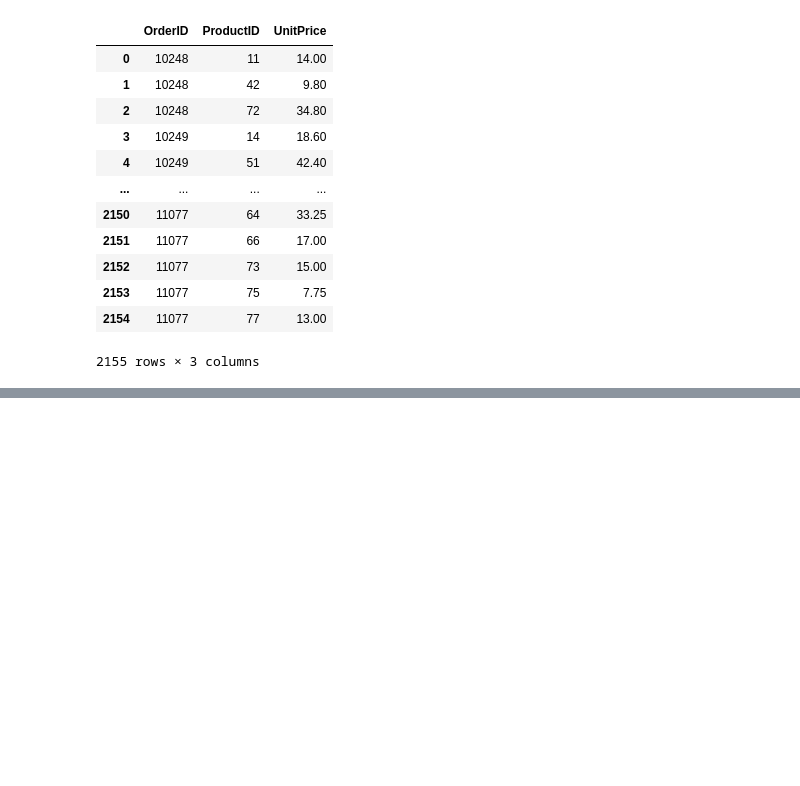
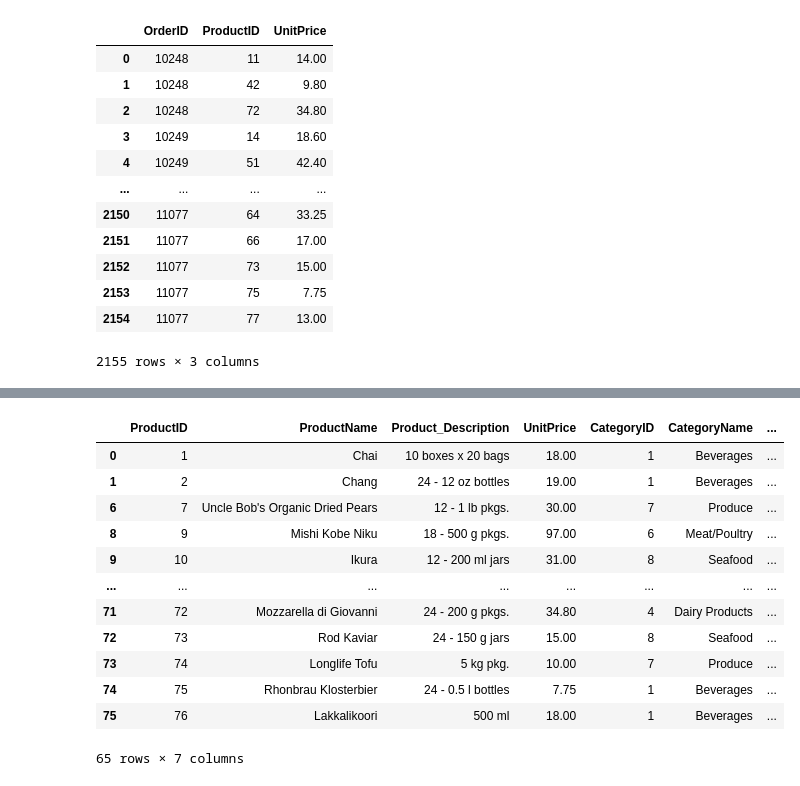
Before and after one commit to Sinrez/PythonProjects, a Jupyter notebook: pandas_stepic.ipynb, the cells around one changed output, grey strips where cells are left out. Cells and saved outputs as stored; diff of their text form; code cells hidden in the pictures; blank space fills up the shorter version.

```diff
--- a/pandas_stepic.ipynb
+++ b/pandas_stepic.ipynb
@@ -136,0 +185,16 @@ df_od[['OrderID', 'ProductID', 'UnitPrice']]
+# %%
+df_p[~(df_p['CategoryName']=='Condiments')]
+# %% [output]
+|  | ProductID | ProductName | Product_Description | UnitPrice | CategoryID | CategoryName | ... |
+| 0 | 1 | Chai | 10 boxes x 20 bags | 18.00 | 1 | Beverages | ... |
+| 1 | 2 | Chang | 24 - 12 oz bottles | 19.00 | 1 | Beverages | ... |
+| 6 | 7 | Uncle Bob's Organic Dried Pears | 12 - 1 lb pkgs. | 30.00 | 7 | Produce | ... |
+| 8 | 9 | Mishi Kobe Niku | 18 - 500 g pkgs. | 97.00 | 6 | Meat/Poultry | ... |
+| 9 | 10 | Ikura | 12 - 200 ml jars | 31.00 | 8 | Seafood | ... |
+| ... | ... | ... | ... | ... | ... | ... | ... |
+| 71 | 72 | Mozzarella di Giovanni | 24 - 200 g pkgs. | 34.80 | 4 | Dairy Products | ... |
+| 72 | 73 | Rod Kaviar | 24 - 150 g jars | 15.00 | 8 | Seafood | ... |
+| 73 | 74 | Longlife Tofu | 5 kg pkg. | 10.00 | 7 | Produce | ... |
+| 74 | 75 | Rhonbrau Klosterbier | 24 - 0.5 l bottles | 7.75 | 1 | Beverages | ... |
+| 75 | 76 | Lakkalikoori | 500 ml | 18.00 | 1 | Beverages | ... |
+65 rows × 7 columns
```
Also changed, not shown: parts of 10 cells of this notebook.
